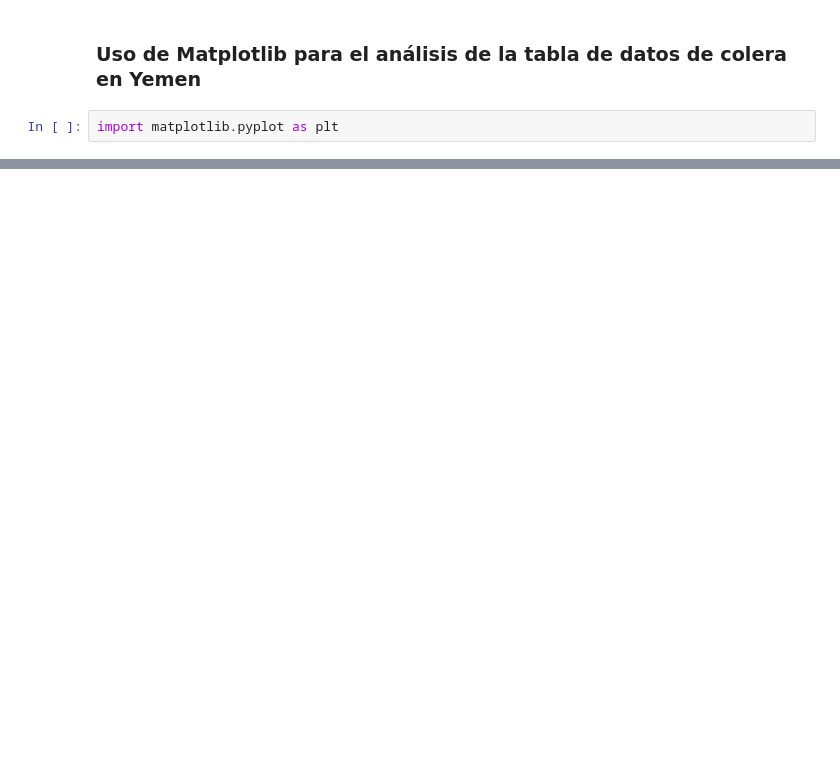
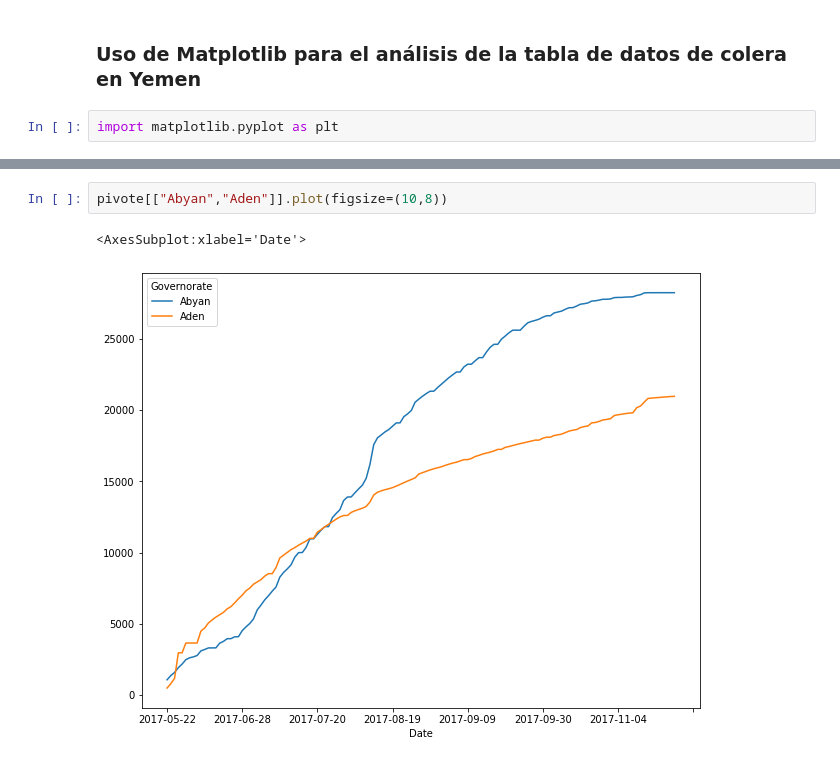
Before and after one commit to Sergio-Ibarra-1795/Diplomado_UNAM_DC_Full_gitHub, a Jupyter notebook: Modulo6_Aprendizaje_supervisado/01-Datos.ipynb, the cells around one changed output, grey strips where cells are left out. Saved outputs shown, nothing was run; the diff lists cells and outputs as text; blank space fills up the shorter version.

```diff
--- a/Modulo6_Aprendizaje_supervisado/01-Datos.ipynb
+++ b/Modulo6_Aprendizaje_supervisado/01-Datos.ipynb
@@ -246,0 +317,5 @@ import matplotlib.pyplot as plt
+# %%
+pivote[["Abyan","Aden"]].plot(figsize=(10,8))
+# %% [output]
+<AxesSubplot:xlabel='Date'>
+[figure, added]
```
Also changed, not shown: parts of 9 cells of this notebook.
